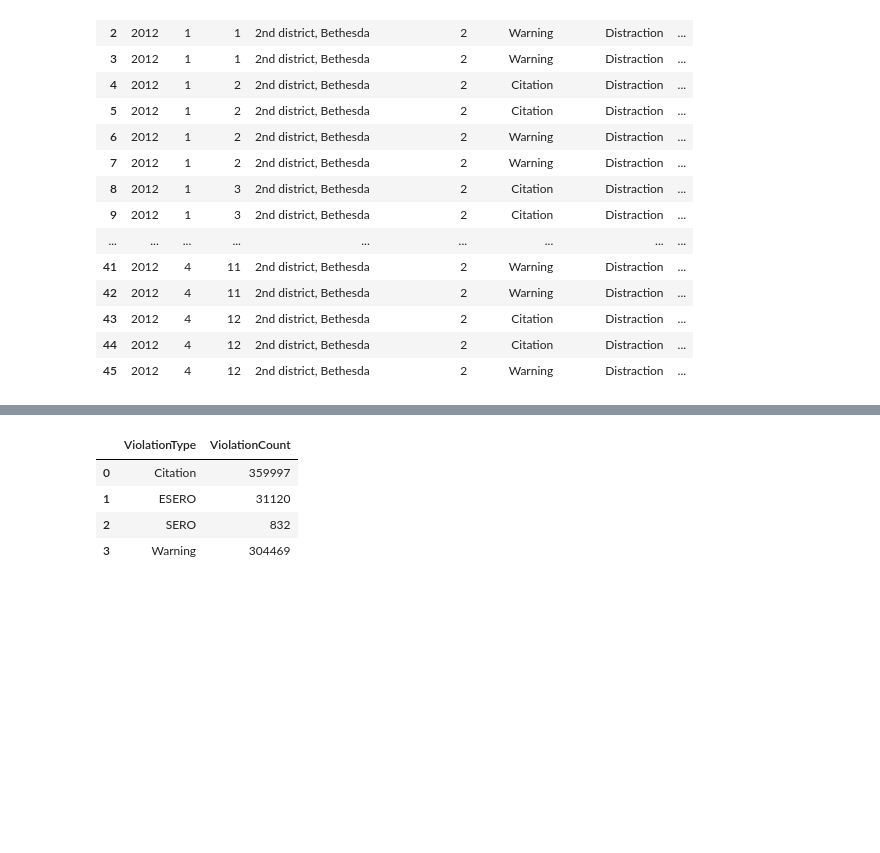
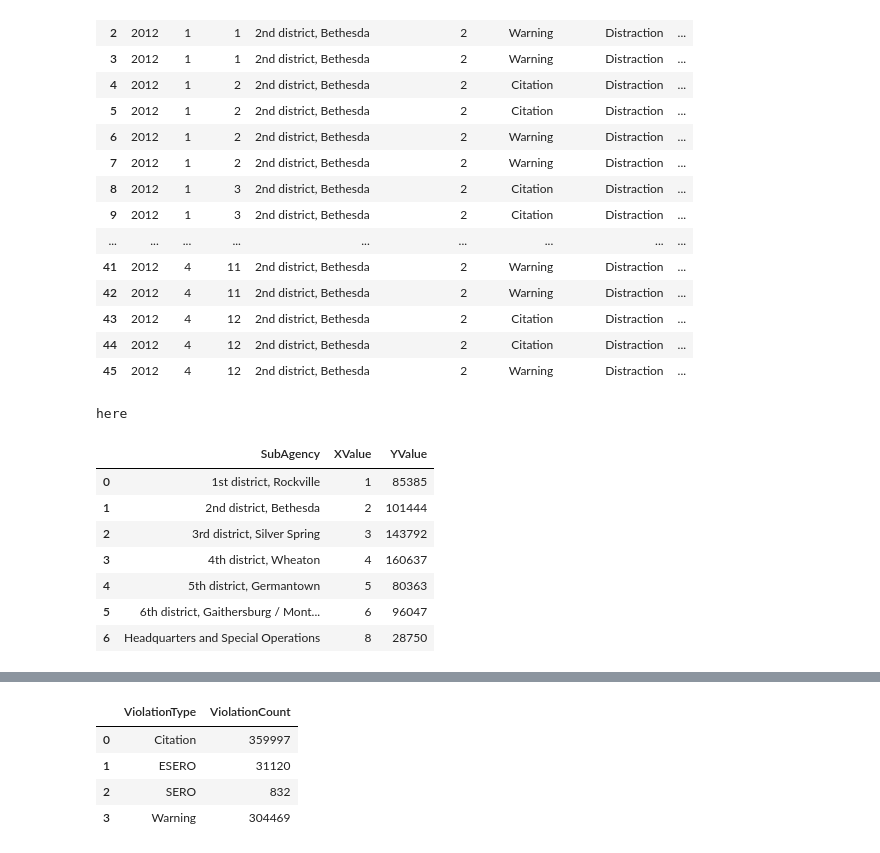
Before and after one commit to sigmanudude/Project2, a Jupyter notebook: dataQueries.ipynb, the cells around one changed output, grey strips where cells are left out. Cells and saved outputs as stored; diff of their text form; code cells hidden in the pictures; blank space fills up the shorter version.

```diff
--- a/dataQueries.ipynb
+++ b/dataQueries.ipynb
@@ -253,19 +216,38 @@ filterData_main(2012, 'Distraction', 2)
 # %%
 def getViolation_ByDist(yr, cat, dist):
     """ FUNCTION: getViolation_ByDist """
     """ desc : extract violation count by district and other filters as given by user (Year, Category and District) % """
     """ return DataFrame with SubAgency, Police District, Total Violations """
 
     df_all = filterData_main(yr, cat, dist)
 
-    df_all = df_all[['SubAgency','PoliceDistrictID','ViolationCount']].\
-                groupby(['SubAgency','PoliceDistrictID']).agg(np.sum)
+    if(dist != 0):
+        if(yr == 0):
+            df_all = df_all[['Year','SubAgency','PoliceDistrictID','ViolationCount']].groupby(['Year','SubAgency','PoliceDistrictID'], as_index = False).agg(np.sum)
+            df_all.columns = ['XValue','SubAgency','PoliceDistrictID','YValue']
+        else:
+            df_all = df_all[['Qtr','SubAgency','PoliceDistrictID','ViolationCount']].groupby(['Qtr','SubAgency','PoliceDistrictID'], as_index = False).agg(np.sum)
+            df_all.columns = ['XValue','SubAgency','PoliceDistrictID','YValue']
+    else:
 
-    df_all.reset_index(inplace = True)
+        df_all = df_all[['SubAgency','PoliceDistrictID','ViolationCount']].groupby(['SubAgency','PoliceDistrictID'], as_index = False).agg(np.sum)
+        df_all.columns = ['SubAgency','XValue','YValue']
+
+#     df_all.reset_index(inplace = True)
 
     return df_all
 
-# getViolation_ByDist(0,"all",0)
+getViolation_ByDist(0,"all",0)
+# %% [output]
+here
+|  | SubAgency | XValue | YValue |
+| 0 | 1st district, Rockville | 1 | 85385 |
+| 1 | 2nd district, Bethesda | 2 | 101444 |
+| 2 | 3rd district, Silver Spring | 3 | 143792 |
+| 3 | 4th district, Wheaton | 4 | 160637 |
+| 4 | 5th district, Germantown | 5 | 80363 |
+| 5 | 6th district, Gaithersburg / Mont... | 6 | 96047 |
+| 6 | Headquarters and Special Operations | 8 | 28750 |
 # %%
 def getViolation_ByCat(yr, cat, dist):
     """ FUNCTION: getViolation_ByCat """
```
Also changed, not shown: parts of 4 cells of this notebook, 6 other files.
